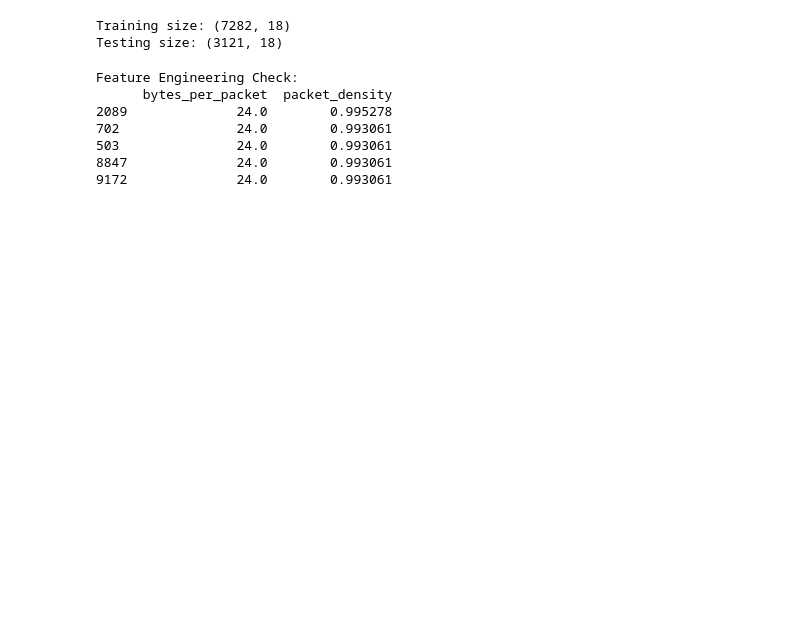
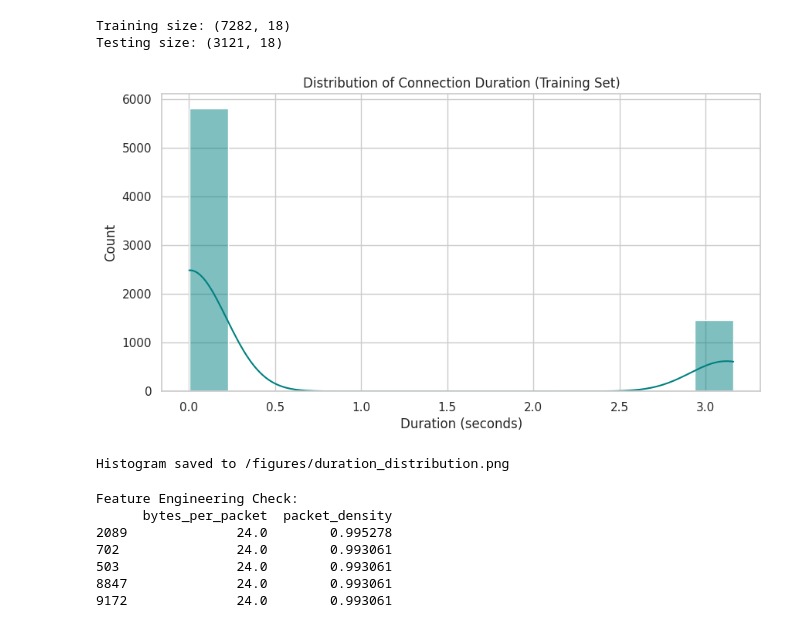
Before and after one commit to mrivassnj-svg/HCC_ITAI_1371_SPR26, a Jupyter notebook: Mid_Term_EDA_Omar_Final.ipynb, the cells around one changed output. Cells and saved outputs as stored; diff of their text form; code cells hidden in the pictures; blank space fills up the shorter version.

```diff
--- a/Mid_Term_EDA_Omar_Final.ipynb
+++ b/Mid_Term_EDA_Omar_Final.ipynb
@@ -95,5 +128,20 @@ train_medians = train_df[cols_to_fix].median()
 for col in cols_to_fix:
    train_df[col] = train_df[col].fillna(train_medians[col])
    test_df[col] = test_df[col].fillna(train_medians[col])
+# %%
+# =========================
+# 6. FEATURE DISTRIBUTION (TRAINING DATA ONLY)
+# =========================
+plt.figure(figsize=(10, 5))
+sns.histplot(train_df["duration"], kde=True, color="teal")
+plt.title("Distribution of Connection Duration (Training Set)")
+plt.xlabel("Duration (seconds)")
+plt.savefig("figures/duration_distribution.png")
+plt.show()
+
+print("Histogram saved to /figures/duration_distribution.png")
+# %% [output]
+[figure, added]
+Histogram saved to /figures/duration_distribution.png
 # %%
 # =========================
```
Also changed, not shown: parts of 9 cells of this notebook.
